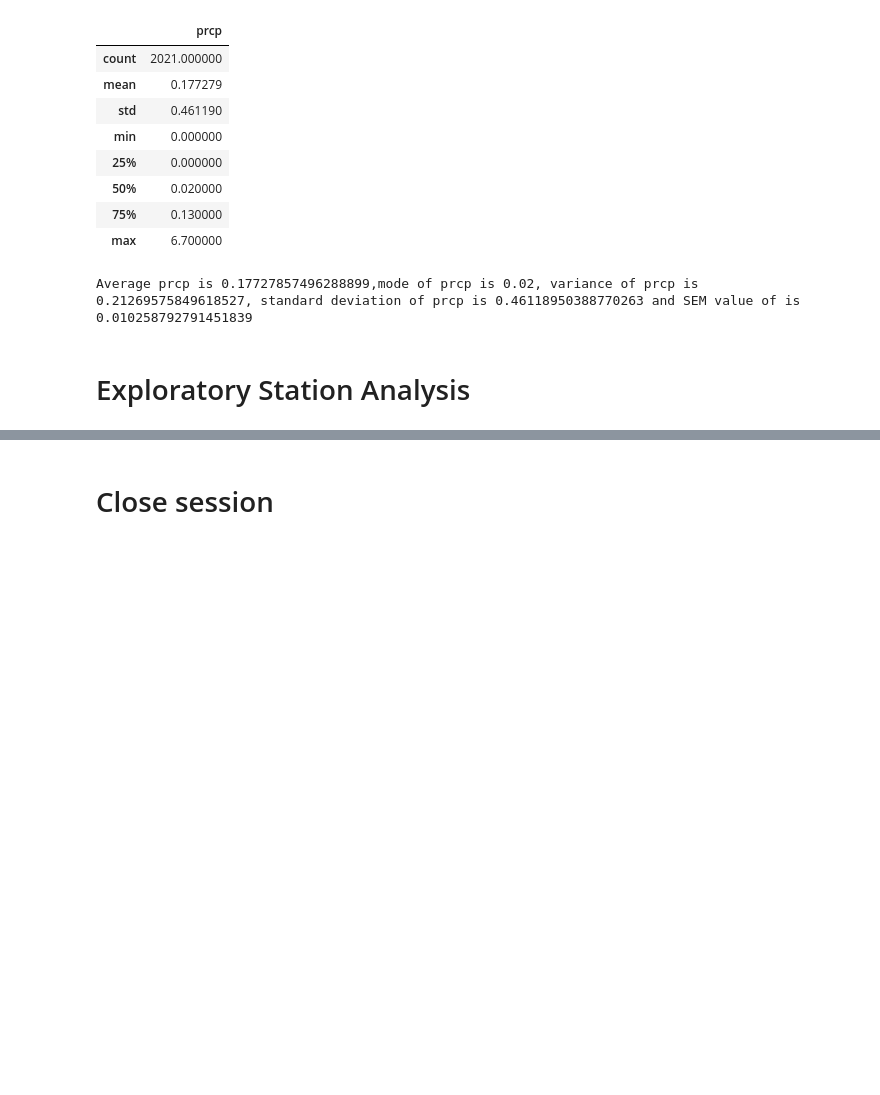
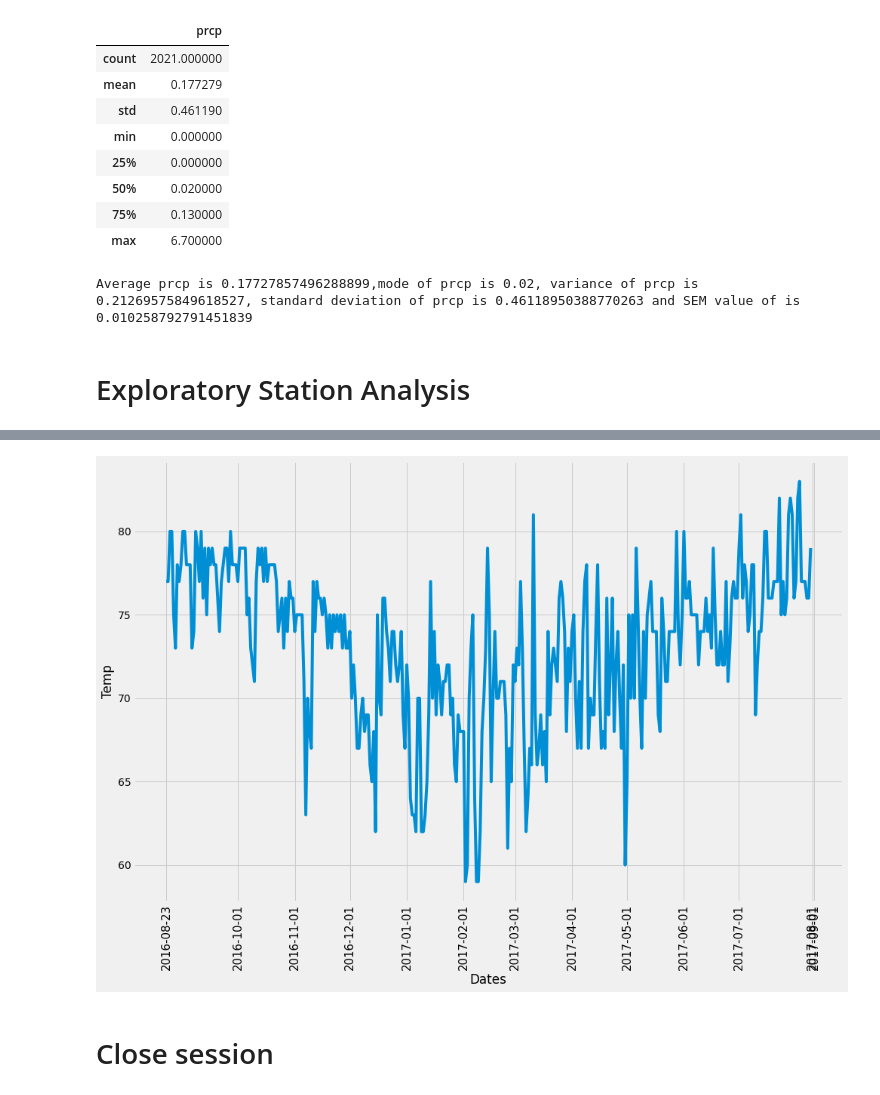
Before and after one commit to IlkayAtes11/Surf-s_up_Analysis, a Jupyter notebook: climate.ipynb, the cells around one changed output, grey strips where cells are left out. Cells and saved outputs as stored; diff of their text form; code cells hidden in the pictures; blank space fills up the shorter version.

```diff
--- a/climate.ipynb
+++ b/climate.ipynb
@@ -193,3 +228,12 @@ Average prcp is 0.17727857496288899,mode of prcp is 0.02, variance of prcp is 0.
 # %%
 # Using the most active station id
 # Query the last 12 months of temperature observation data for this station and plot the results as a histogram
+active_station_temp = session.query(Measurement.date, Measurement.tobs).\
+    filter_by(station = 'USC00519281').filter(Measurement.date>='2016-08-23').all()
+
+active_station_temp_df = pd.DataFrame(active_station_temp)
+
+active_station_temp_df_index = active_station_temp_df.set_index('date')
+
+active_station_temp_df_index_sort = active_station_temp_df_index.sort_values(by='date')
+active_station_temp_df_index_sort.head()
@@ -196,3 +248,15 @@ Average prcp is 0.17727857496288899,mode of prcp is 0.02, variance of prcp is 0.
+# %%
+# Use Pandas Plotting with Matplotlib to plot the data
+
+plt.figure(figsize=(15, 10))
+plt.plot(active_station_temp_df_index_sort.index, active_station_temp_df_index_sort['tobs'])
+xloc = ['2016-08-23', '2016-10-01', '2016-11-01', '2016-12-01', '2017-01-01', '2017-02-01','2017-03-01','2017-04-01', '2017-05-01', '2017-06-01','2017-07-01','2017-08-01', '2017-09-01']
+plt.xticks(xloc, rotation='vertical',fontsize=15)
+plt.xlabel('Dates')
+plt.ylabel("Temp")
+plt.savefig("./images/tobs.png")
+# %% [output]
+[figure, added]
 # %% [markdown]
 # Close session
 # %%
```
Also changed, not shown: parts of 7 cells of this notebook, 1 other file.
